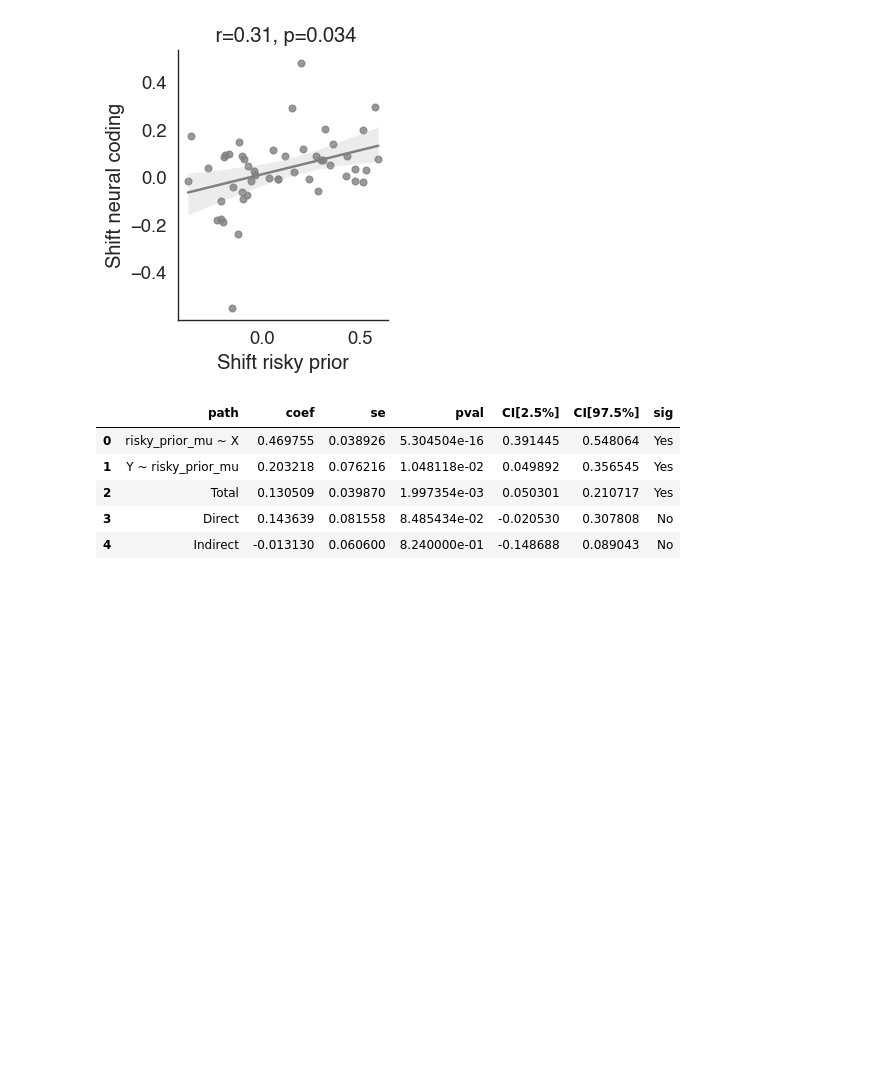
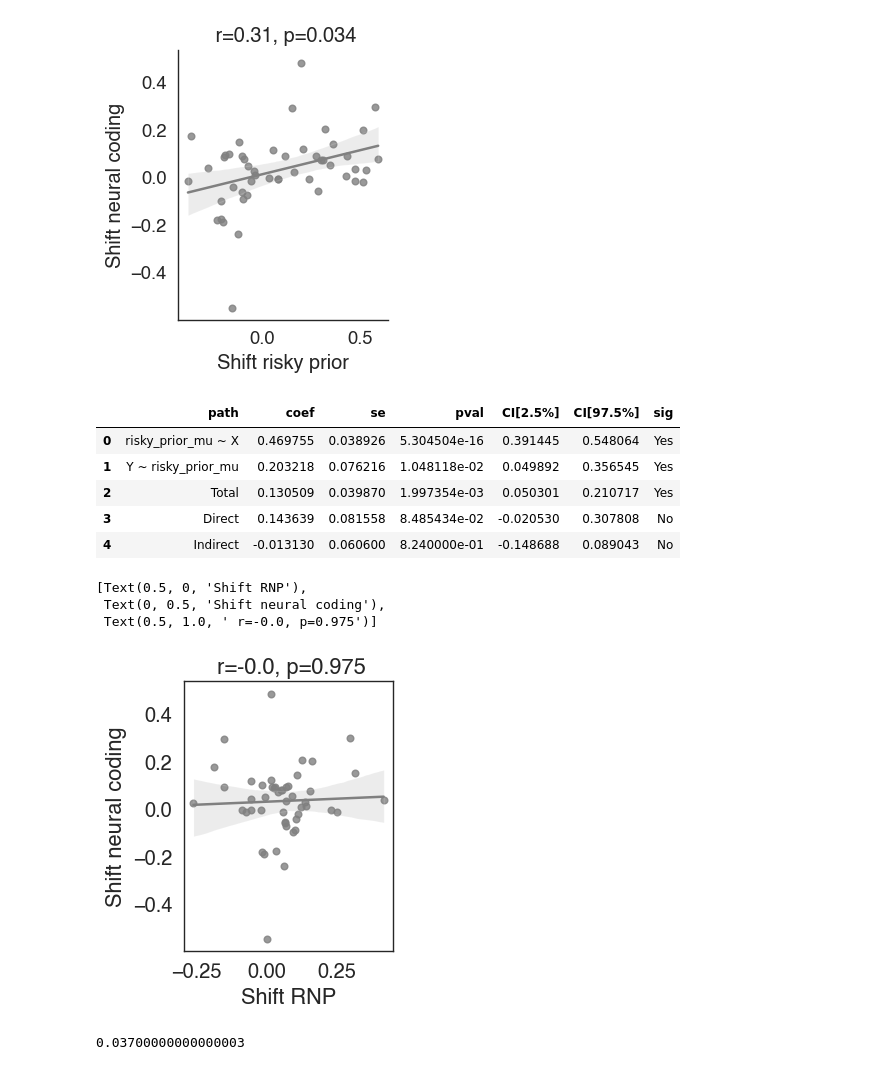
Before and after one commit to Gilles86/stress_risk, a Jupyter notebook: stress_risk/plots_for_paper/paper_fig_2.ipynb, the cells around one changed output. Drawn from its saved outputs; the diff is of its cells as text; code cells hidden in the pictures; blank space fills up the shorter version.

```diff
--- a/stress_risk/plots_for_paper/paper_fig_2.ipynb
+++ b/stress_risk/plots_for_paper/paper_fig_2.ipynb
@@ -408,0 +480,13 @@ plt.savefig(op.join(plot_folder_path, 'shift_decodability-r_catplot-groups.pdf')
+# %%
+import pingouin
+# load in data frame from behavior/shifts_decode-priors.ipynb
+df_comb_shifts = pd.read_csv('/Users/mrenke/data/ds-stressrisk/interim_sum_data/r-prior-shift_Ediff_AUC.csv')
+
+df_probit_params = pd.read_csv(f'/Users/mrenke/data/ds-stressrisk/derivatives/cogmodels/param_estimates/bambi-1_subseswise_params.csv')
+df_probit_params.set_index(['subject','session']).unstack('session',)['rnp']
+df_rnp_shift = df_probit_params.set_index(['subject','session']).unstack('session',)['rnp']
+df_rnp_shift = (df_rnp_shift[2] - df_rnp_shift[1]).to_frame()
+df_rnp_shift = df_rnp_shift.rename(mapper={0:'rnp_shift'},axis=1)
+
+df_comb_shifts = df_comb_shifts.join(df_rnp_shift, on='subject', how='left')
+df_comb_shifts.head()
@@ -448,3 +536,24 @@ pingouin.mediation_analysis(df_comb_shifts,x='group',y='risky_prior_mu',m='E_dif
 | 2 | Total | 0.130509 | 0.039870 | 1.997354e-03 | 0.050301 | 0.210717 | Yes |
 | 3 | Direct | 0.143639 | 0.081558 | 8.485434e-02 | -0.020530 | 0.307808 | No |
 | 4 | Indirect | -0.013130 | 0.060600 | 8.240000e-01 | -0.148688 | 0.089043 | No |
+# %%
+name_prior = 'rnp_shift'
+temp = df_comb_shifts#.set_index(['subject','group']).xs(0,0,'group')
+
+plt.figure(figsize=(2.7,3.5))
+fac = sns.regplot(data=temp.reset_index() , y = 'E_dif',x= f'{name_prior}',line_kws={'color': 'grey'}, scatter_kws={'color': 'grey'}) #, hue='group'
+cor = pingouin.corr(temp['E_dif'], temp[f'{name_prior}'], method='shepherd')
+r_ = np.round(cor['r'][0], 2)
+p = np.round(cor['p-val'][0], 3)
+outliers = cor['outliers'][0]
+
+fac.set(xlabel='Shift RNP',ylabel='Shift neural coding', title = f' r={r_}, p={p}') #  \n outliers= {outliers}
+# %% [output]
+[Text(0.5, 0, 'Shift RNP'),
+ Text(0, 0.5, 'Shift neural coding'),
+ Text(0.5, 1.0, ' r=-0.0, p=0.975')]
+[figure, added]
+# %%
+1-0.963
+# %% [output]
+0.03700000000000003
```
Also changed, not shown: parts of 15 cells of this notebook, 7 other files.
